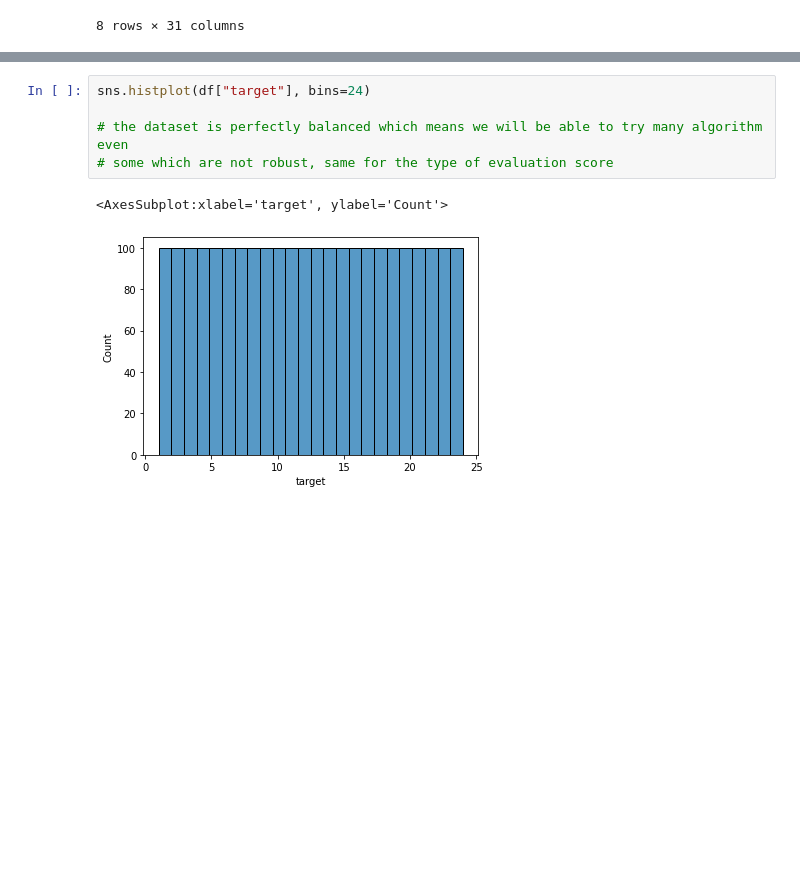
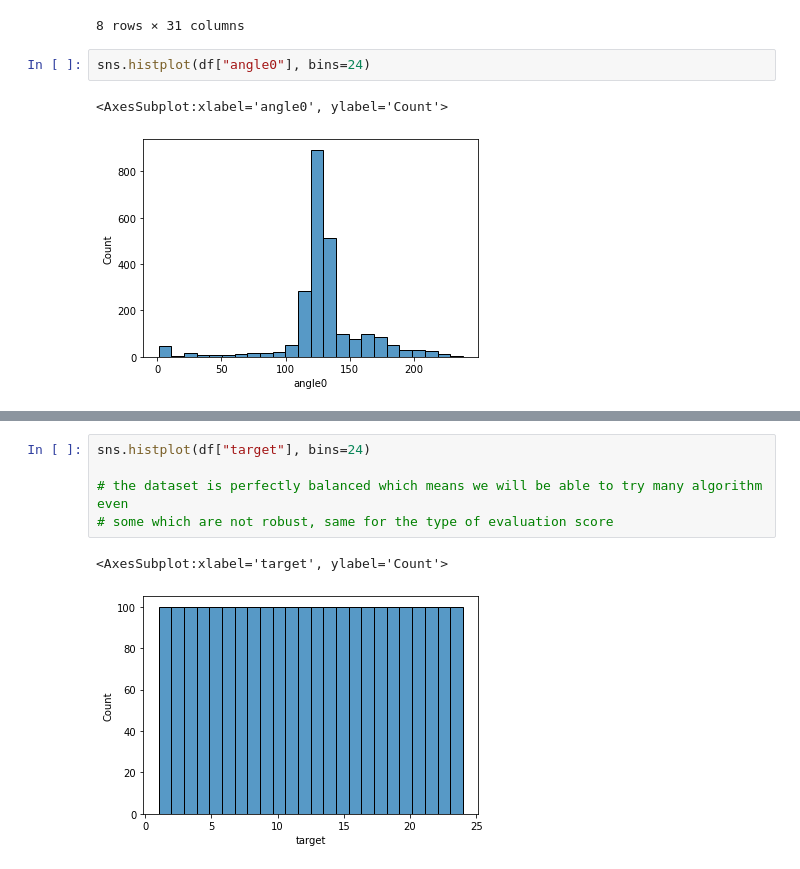
Before and after one commit to hanzopgp/MasterArtificialIntelligencePTs, a Jupyter notebook: S3/REDS/TME/HandGesture/src/data_analysis.ipynb, the cells around one changed output, grey strips where cells are left out. Saved outputs shown, nothing was run; the diff lists cells and outputs as text; blank space fills up the shorter version.

```diff
--- a/S3/REDS/TME/HandGesture/src/data_analysis.ipynb
+++ b/S3/REDS/TME/HandGesture/src/data_analysis.ipynb
@@ -95,3 +95,8 @@ df.describe()
 | 75% | 84.528341 | 0.000000 | 17.166466 | 0.691598 | 0.000000 | 0.629917 | 0.000000 | 134.000000 | ... |
 | max | 127.721718 | 78.185921 | 59.903419 | 0.955188 | 0.727471 | 1.000000 | 0.782390 | 238.000000 | ... |
 8 rows × 31 columns
+# %%
+sns.histplot(df["angle0"], bins=24)
+# %% [output]
+<AxesSubplot:xlabel='angle0', ylabel='Count'>
+[figure, added]
```
Also changed, not shown: parts of 2 cells of this notebook, 6 other files.
